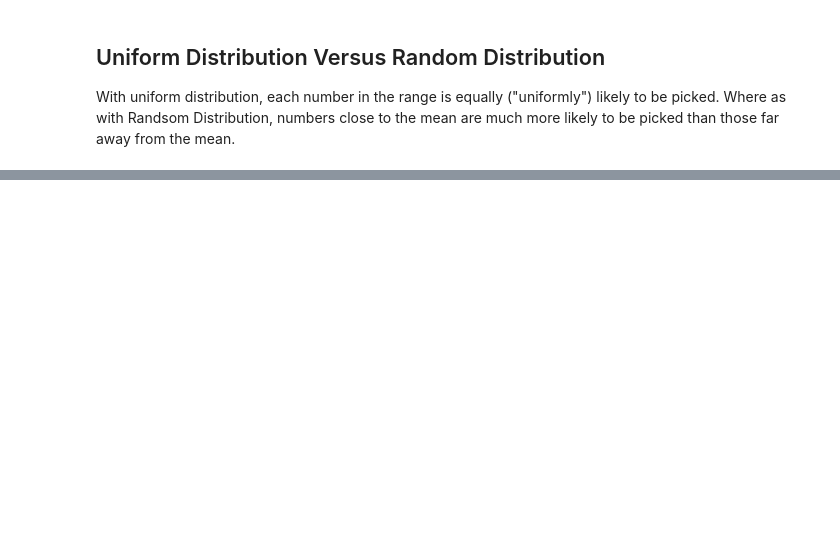
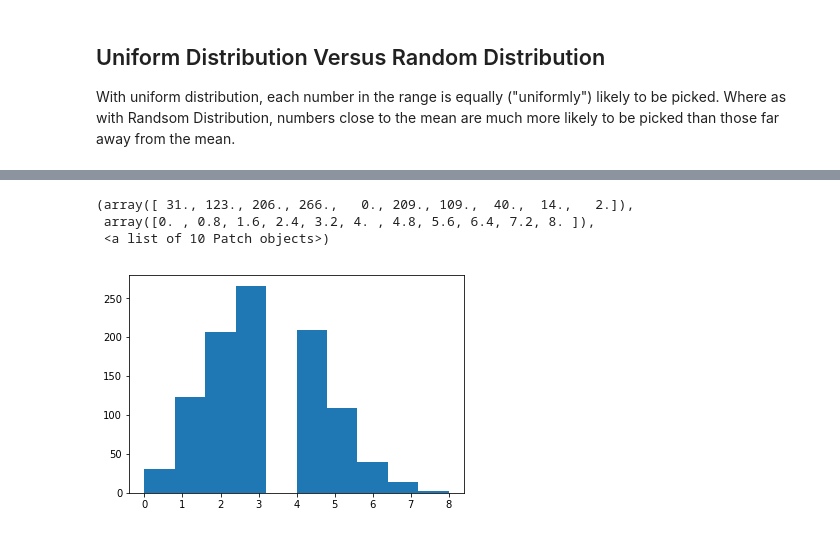
Before and after one commit to ClaireDrummond/Programming-for-Data-Analytics, a Jupyter notebook: Programming-for-Data-Analytics.ipynb, the cells around one changed output, grey strips where cells are left out. Saved outputs shown, nothing was run; the diff lists cells and outputs as text; code cells hidden in the pictures; blank space fills up the shorter version.

Commit message:
looked at new probability distributions

```diff
--- a/Programming-for-Data-Analytics.ipynb
+++ b/Programming-for-Data-Analytics.ipynb
@@ -233,0 +241,9 @@ With uniform distribution, each number in the range is equally ("uniformly") lik
+# %%
+n, p = 10, .3  # number of trials, probability of each trial
+s = np.random.binomial(n, p, 1000) # result of flipping a coin 10 times, probability of getting heads is .3,tested 1000 times.
+plt.hist(s)
+# %% [output]
+(array([ 31., 123., 206., 266.,   0., 209., 109.,  40.,  14.,   2.]),
+ array([0. , 0.8, 1.6, 2.4, 3.2, 4. , 4.8, 5.6, 6.4, 7.2, 8. ]),
+ <a list of 10 Patch objects>)
+[figure, added]
```
Also changed, not shown: parts of 32 cells of this notebook.
